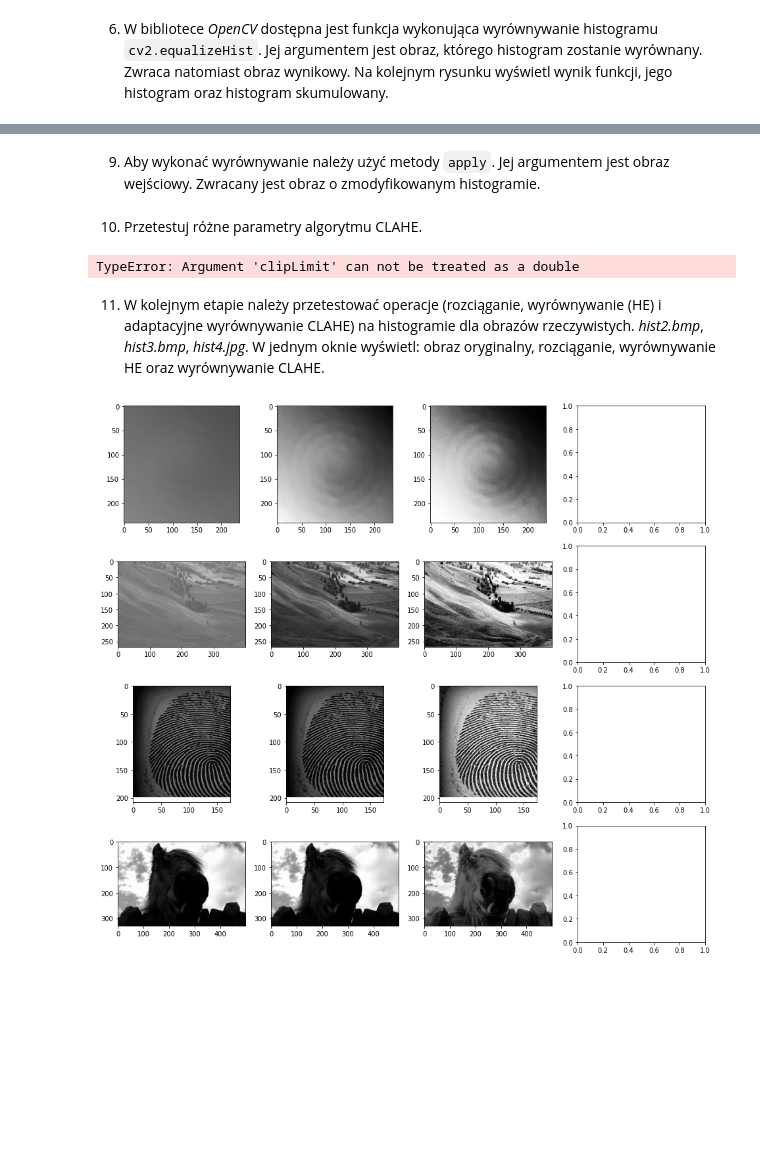
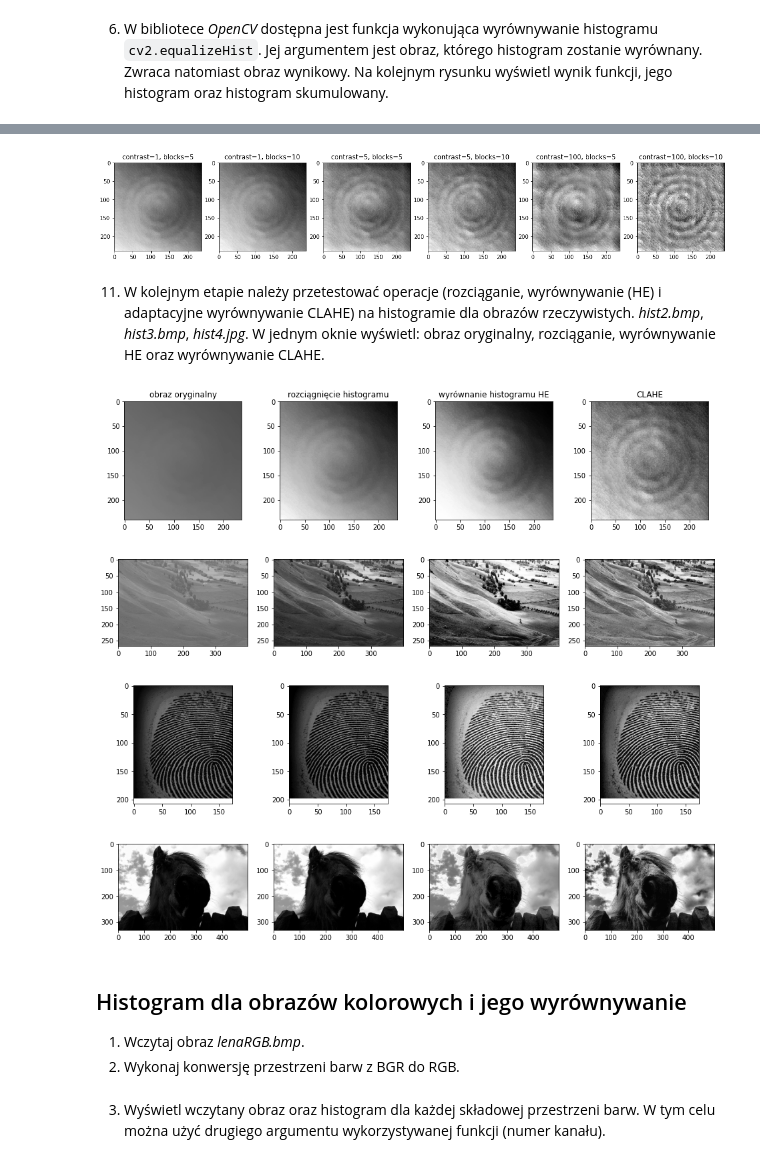
Before and after one commit to mhawryluk/wdcpo, a Jupyter notebook: lab3/03_histogram.ipynb, the cells around one changed output, grey strips where cells are left out. Cells and saved outputs as stored; diff of their text form; code cells hidden in the pictures; blank space fills up the shorter version.

```diff
--- a/lab3/03_histogram.ipynb
+++ b/lab3/03_histogram.ipynb
@@ -150,8 +152,3 @@ if not os.path.exists("hist4.bmp") :
     !wget https://raw.githubusercontent.com/vision-agh/poc_sw/master/03_Histogram/hist4.bmp --no-check-certificate
 # %%
 hist_images = [cv2.imread(f'hist{i}.bmp', cv2.IMREAD_GRAYSCALE) for i in range(1, 5)]
-plt.gray()
-
-for image in hist_images:
-    plt.imshow(image, vmin=0, vmax=255)
-    plt.show()
@@ -179,16 +171,20 @@ normalized_images = [
 # %% [markdown]
 3. Rezultat operacji wyświetl (obraz i jego histogram).
 # %%
-fig, ax = plt.subplots(3, 4)
-fig.set_size_inches(20, 10)
+fig, ax = plt.subplots(1, 3)
+fig.set_size_inches(20, 8)
 
-for i, (image, new_image) in enumerate(zip(hist_images, normalized_images)):
-    ax[0, i].imshow(image, 'gray', vmin=0, vmax=256)
-    ax[0, i].axis('off')
+ax[0].imshow(hist_images[0], 'gray', vmin=0, vmax=256)
+ax[0].axis('off')
+ax[0].set_title('obraz przed przekształceniem')
 
-    ax[1, i].imshow(new_image, 'gray', vmin=0, vmax=256)
-    ax[1, i].axis('off')
+ax[1].imshow(normalized_images[0], 'gray', vmin=0, vmax=256)
+ax[1].axis('off')
+ax[1].set_title('przekształcony obraz')
 
-    ax[2, i].plot(get_hist(image), color='coral')
-    ax[2, i].grid()
+ax[2].plot(get_hist(normalized_images[0]), color='coral')
+ax[2].grid()
+ax[2].set_title('histogram przekształconego obrazu')
+
+plt.show()
 # %% [output]
@@ -349,21 +352,35 @@ plt.show()
-# %% [markdown]
-9. Aby wykonać wyrównywanie należy użyć metody `apply`.
-Jej argumentem jest obraz wejściowy. Zwracany jest obraz o zmodyfikowanym histogramie.
-# %% [markdown]
-10. Przetestuj różne parametry algorytmu CLAHE.
-# %%
-cv2.createCLAHE(hist_images[0], 10)
-# %% [output]
-TypeError: Argument 'clipLimit' can not be treated as a double
+# %%
+fig, ax = plt.subplots(1, 6, figsize=(20, 6))
+
+parameters=[(1, 5), (1, 10), (5, 5), (5, 10), (100, 5), (100, 10)]
+
+for i, (contrast, blocks) in enumerate(parameters):
+    ax[i].imshow(cv2.createCLAHE(contrast, [blocks, blocks]).apply(hist_images[0]))
+    ax[i].set_title(f'{contrast=}, {blocks=}')
+
+plt.show()
+# %% [output]
+[figure, added]
 # %% [markdown]
 11. W kolejnym etapie należy przetestować operacje (rozciąganie, wyrównywanie (HE) i adaptacyjne wyrównywanie CLAHE)  na histogramie dla obrazów rzeczywistych. *hist2.bmp*, *hist3.bmp*, *hist4.jpg*.
 W jednym oknie wyświetl: obraz oryginalny, rozciąganie, wyrównywanie HE oraz wyrównywanie CLAHE.
 # %%
 fig, ax = plt.subplots(4, 4, figsize=(16, 15))
 
+ax[0, 0].set_title('obraz oryginalny')
+ax[0, 1].set_title('rozciągnięcie histogramu')
+ax[0, 2].set_title('wyrównanie histogramu HE')
+ax[0, 3].set_title('CLAHE')
+
 for i, image in enumerate(hist_images):
-    ax[i, 0].imshow(image, vmin=0, vmax=255)
+    ax[i, 0].imshow(image, vmin=0, vmax=256)
     ax[i, 1].imshow(cv2.normalize(image, None, 0, 256, cv2.NORM_MINMAX))
     ax[i, 2].imshow(equalize(image))
+    ax[i, 3].imshow(cv2.createCLAHE(5, [10, 10]).apply(image))
 # %% [output]
-[figure, old version]
+[figure, new version]
+# %% [markdown]
+## Histogram dla obrazów kolorowych i jego wyrównywanie
+
+1. Wczytaj obraz *lenaRGB.bmp*.
+2. Wykonaj konwersję przestrzeni barw z BGR do RGB.
@@ -369,0 +393,3 @@ for i, image in enumerate(hist_images):
+# %% [markdown]
+3. Wyświetl wczytany obraz oraz histogram dla każdej składowej przestrzeni barw.
+W tym celu można użyć drugiego argumentu wykorzystywanej funkcji (numer kanału).
```
Also changed, not shown: parts of 34 cells of this notebook, 2 other files.
